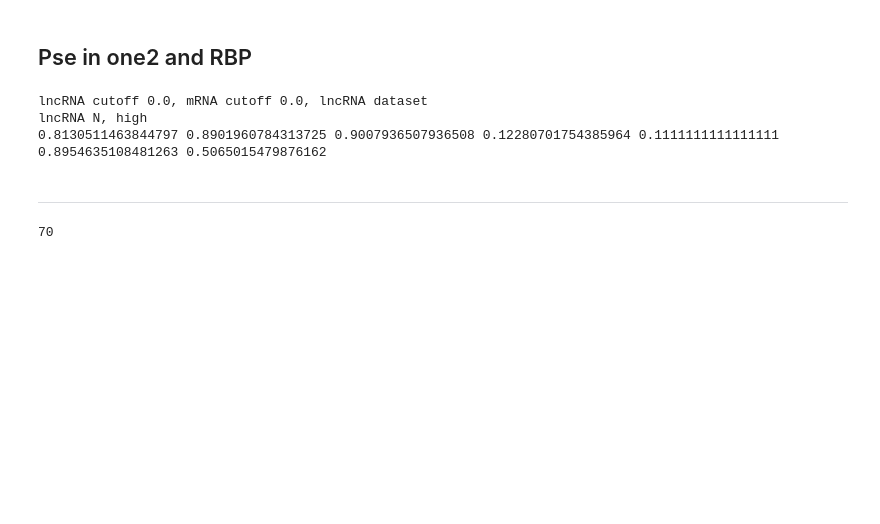
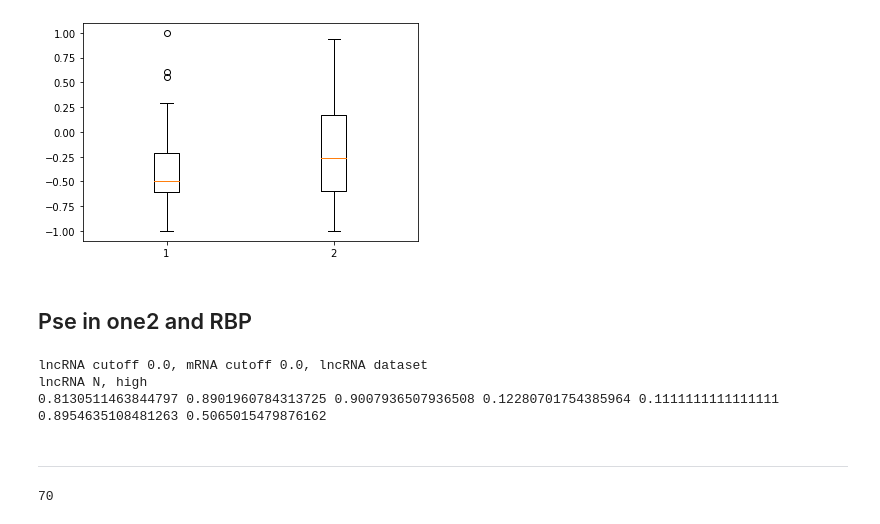
Before and after one commit to JiandeWuu/sixthTool, a Jupyter notebook: lncrna_mrna_predict.ipynb, the cells around one changed output. Cells and saved outputs as stored; diff of their text form; code cells hidden in the pictures; blank space fills up the shorter version.

```diff
--- a/lncrna_mrna_predict.ipynb
+++ b/lncrna_mrna_predict.ipynb
@@ -170,3 +247,8 @@ def svm_decision_value_rank_percentage_predict(clf, train_x, valid_x):
+# %%
+plt.boxplot(temp[:, lnc_test_y == 0].T)
+plt.show()
+# %% [output]
+[figure, added]
 # %% [markdown]
 ## Pse in one2 and RBP
 # %%
```
Also changed, not shown: parts of 12 cells of this notebook, 3 other files.
